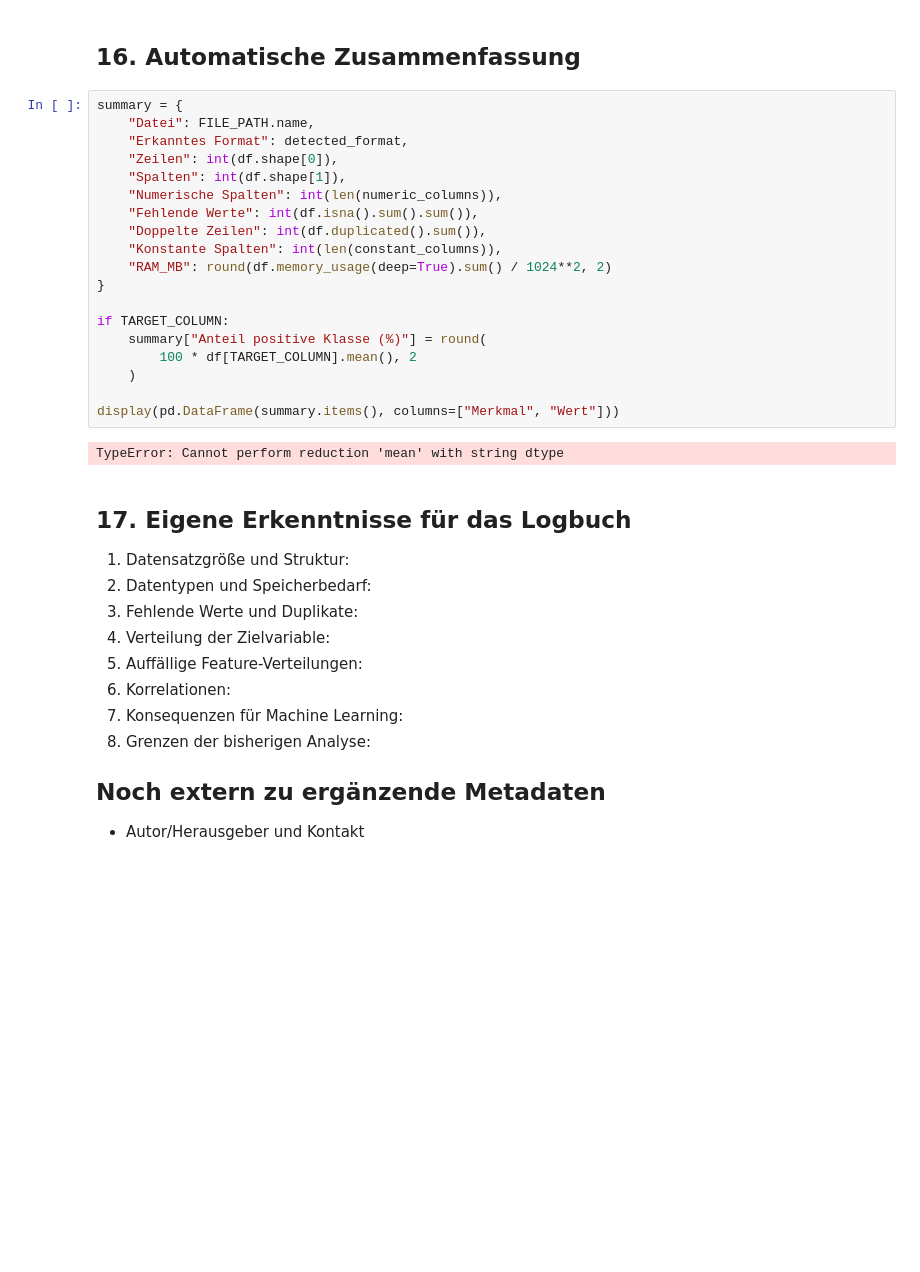
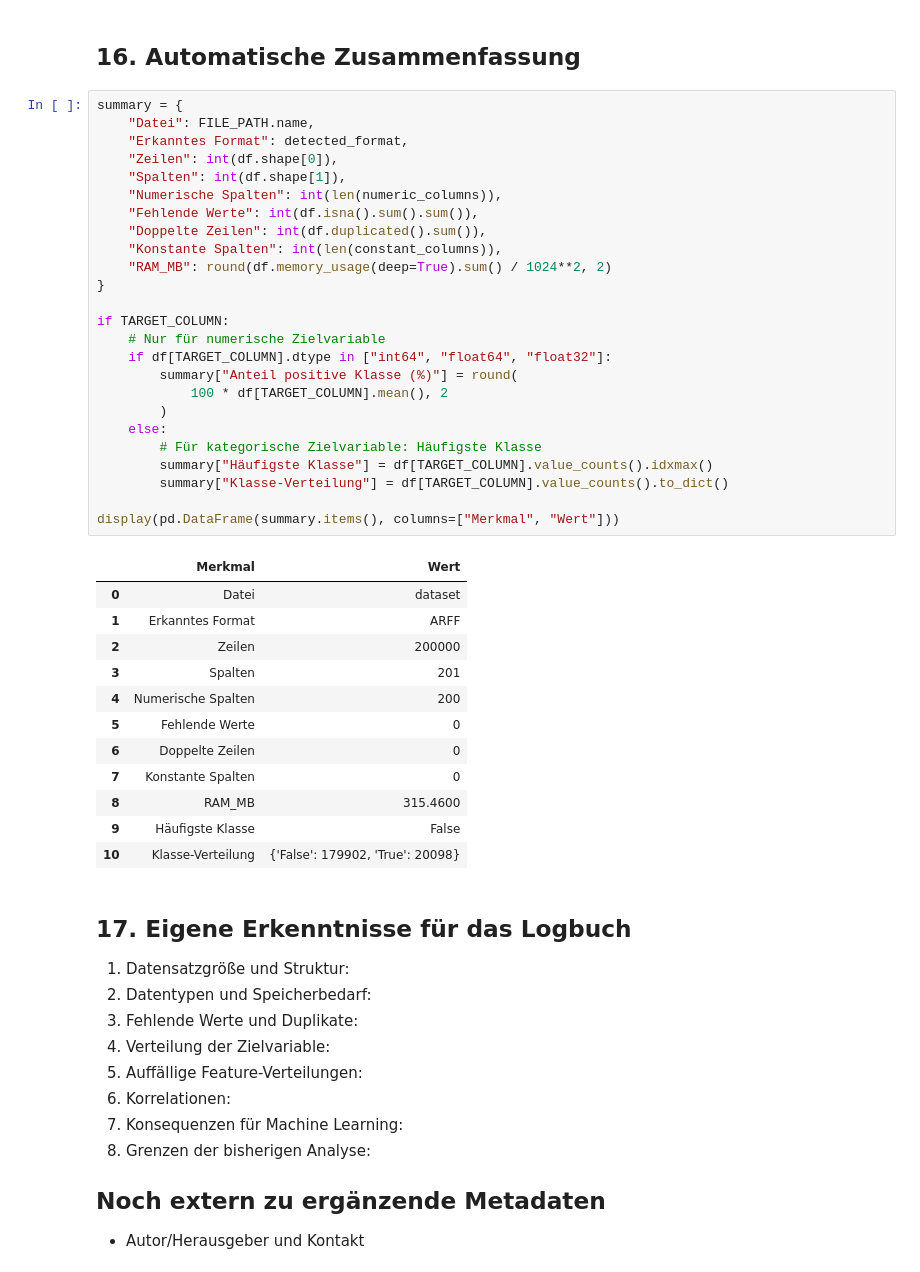
Before and after one commit to Cypshu/ADA_Project, a Jupyter notebook: Ang/Santander_EDA_Offline_Final.ipynb, the cells around one changed output. Drawn from its saved outputs; the diff is of its cells as text; blank space fills up the shorter version.

```diff
--- a/Ang/Santander_EDA_Offline_Final.ipynb
+++ b/Ang/Santander_EDA_Offline_Final.ipynb
@@ -504,24 +516,41 @@ KeyError: 'target'
 # %%
 summary = {
     "Datei": FILE_PATH.name,
     "Erkanntes Format": detected_format,
     "Zeilen": int(df.shape[0]),
     "Spalten": int(df.shape[1]),
     "Numerische Spalten": int(len(numeric_columns)),
     "Fehlende Werte": int(df.isna().sum().sum()),
     "Doppelte Zeilen": int(df.duplicated().sum()),
     "Konstante Spalten": int(len(constant_columns)),
     "RAM_MB": round(df.memory_usage(deep=True).sum() / 1024**2, 2)
 }
 
 if TARGET_COLUMN:
-    summary["Anteil positive Klasse (%)"] = round(
-        100 * df[TARGET_COLUMN].mean(), 2
-    )
+    # Nur für numerische Zielvariable
+    if df[TARGET_COLUMN].dtype in ["int64", "float64", "float32"]:
+        summary["Anteil positive Klasse (%)"] = round(
+            100 * df[TARGET_COLUMN].mean(), 2
+        )
+    else:
+        # Für kategorische Zielvariable: Häufigste Klasse
+        summary["Häufigste Klasse"] = df[TARGET_COLUMN].value_counts().idxmax()
+        summary["Klasse-Verteilung"] = df[TARGET_COLUMN].value_counts().to_dict()
 
 display(pd.DataFrame(summary.items(), columns=["Merkmal", "Wert"]))
 # %% [output]
-TypeError: Cannot perform reduction 'mean' with string dtype
+|  | Merkmal | Wert |
+| 0 | Datei | dataset |
+| 1 | Erkanntes Format | ARFF |
+| 2 | Zeilen | 200000 |
+| 3 | Spalten | 201 |
+| 4 | Numerische Spalten | 200 |
+| 5 | Fehlende Werte | 0 |
+| 6 | Doppelte Zeilen | 0 |
+| 7 | Konstante Spalten | 0 |
+| 8 | RAM_MB | 315.4600 |
+| 9 | Häufigste Klasse | False |
+| 10 | Klasse-Verteilung | {'False': 179902, 'True': 20098} |
 # %% [markdown]
 ## 17. Eigene Erkenntnisse für das Logbuch
 
```
Also changed, not shown: parts of 10 cells of this notebook, 1 other file.
